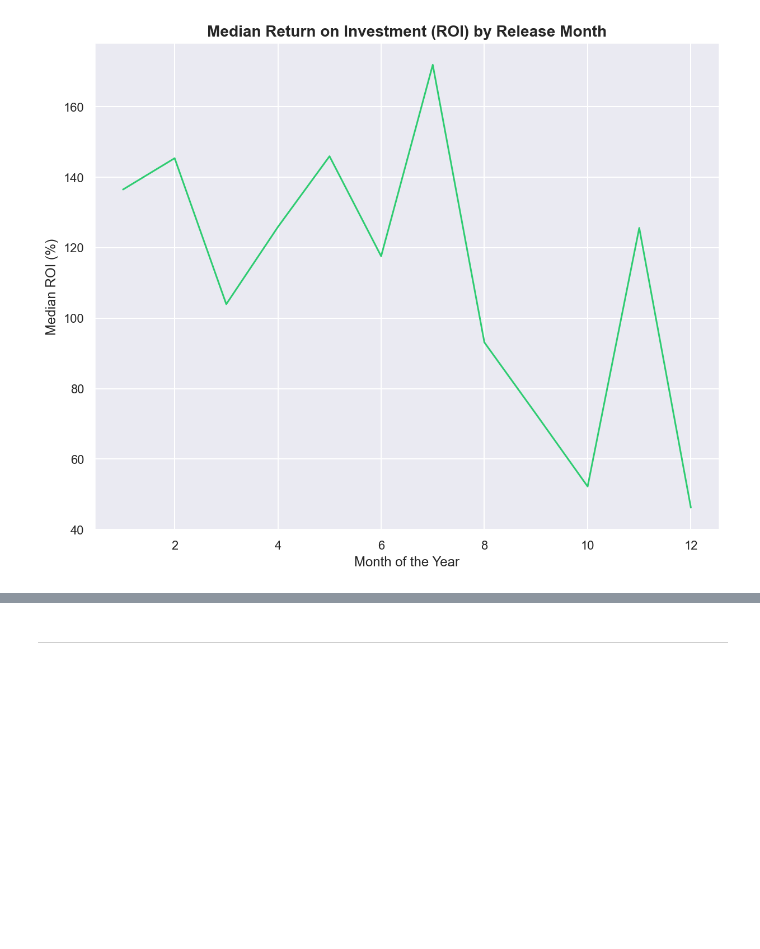
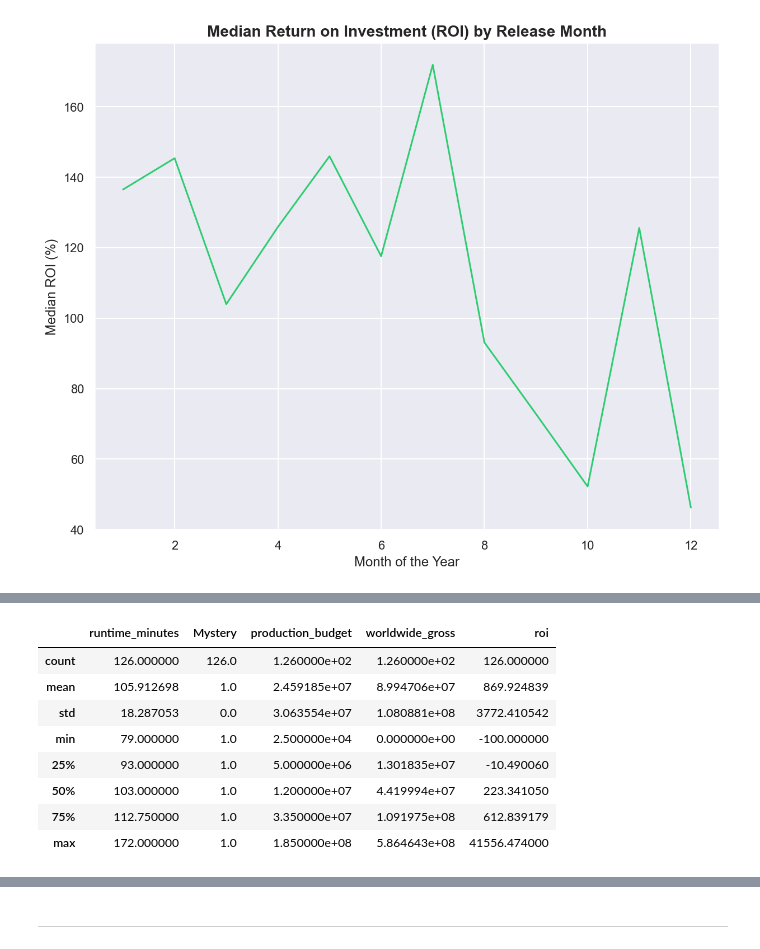
Before and after one commit to tjkyner/flatiron-ds-phase-1-project, a Jupyter notebook: notebooks/analysis.ipynb, the cells around one changed output, grey strips where cells are left out. Saved outputs shown, nothing was run; the diff lists cells and outputs as text; code cells hidden in the pictures; blank space fills up the shorter version.

```diff
--- a/notebooks/analysis.ipynb
+++ b/notebooks/analysis.ipynb
@@ -365,0 +388,12 @@ plt.savefig('../images/median_roi_month.png')
+# %%
+df_mystery_movies.describe()
+# %% [output]
+|  | runtime_minutes | Mystery | production_budget | worldwide_gross | roi |
+| count | 126.000000 | 126.0 | 1.260000e+02 | 1.260000e+02 | 126.000000 |
+| mean | 105.912698 | 1.0 | 2.459185e+07 | 8.994706e+07 | 869.924839 |
+| std | 18.287053 | 0.0 | 3.063554e+07 | 1.080881e+08 | 3772.410542 |
+| min | 79.000000 | 1.0 | 2.500000e+04 | 0.000000e+00 | -100.000000 |
+| 25% | 93.000000 | 1.0 | 5.000000e+06 | 1.301835e+07 | -10.490060 |
+| 50% | 103.000000 | 1.0 | 1.200000e+07 | 4.419994e+07 | 223.341050 |
+| 75% | 112.750000 | 1.0 | 3.350000e+07 | 1.091975e+08 | 612.839179 |
+| max | 172.000000 | 1.0 | 1.850000e+08 | 5.864643e+08 | 41556.474000 |
```
Also changed, not shown: parts of 6 cells of this notebook, 1 other file.
